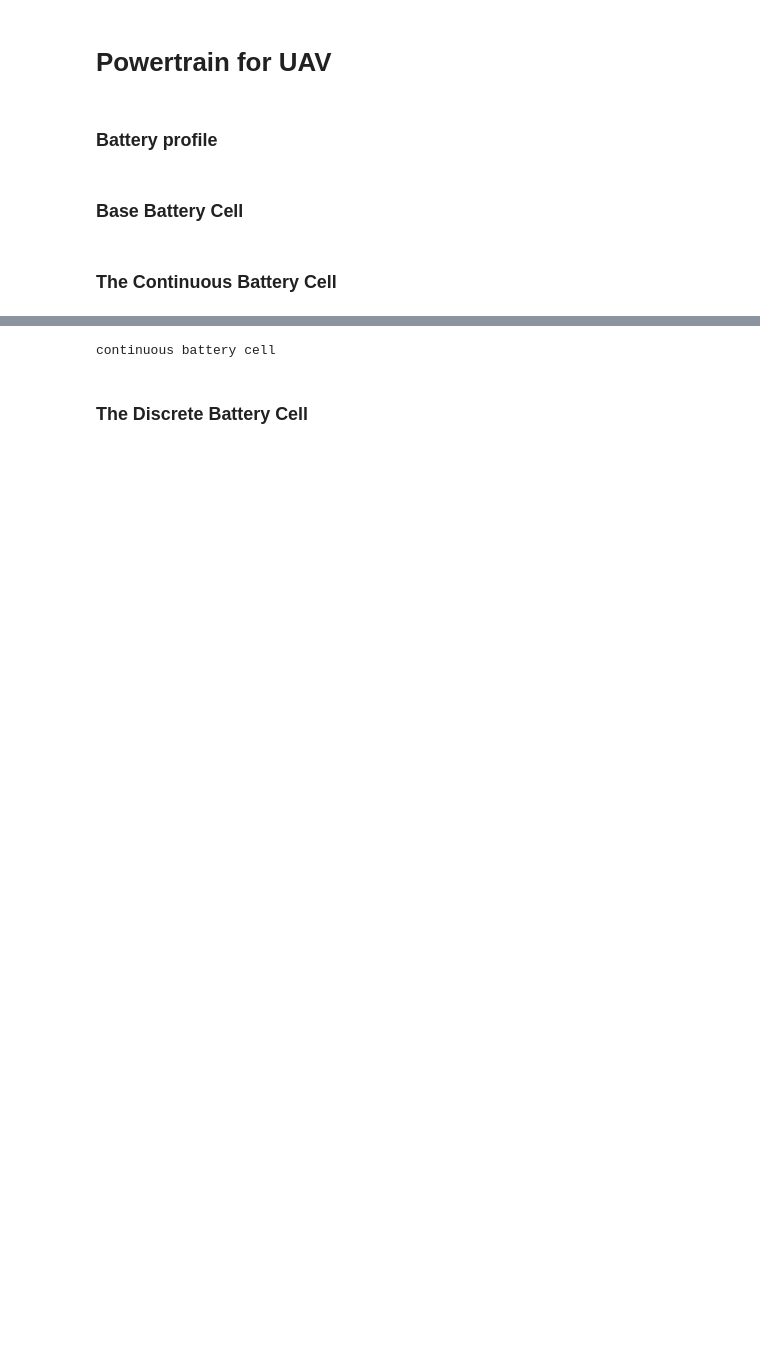
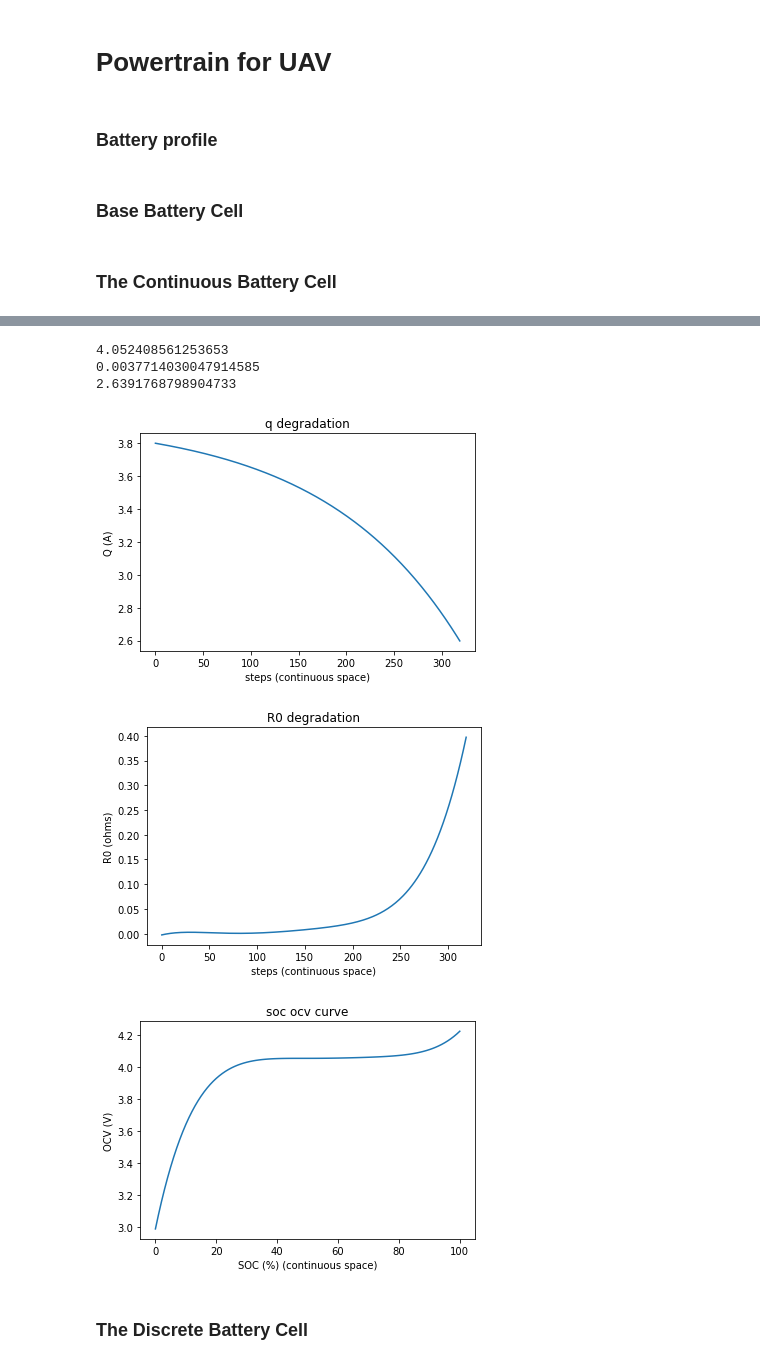
Before and after one commit to hazrmard/AirplaneFaultTolerance, a Jupyter notebook: powertrain.ipynb, the cells around one changed output, grey strips where cells are left out. Cells and saved outputs as stored; diff of their text form; code cells hidden in the pictures; blank space fills up the shorter version.

```diff
--- a/powertrain.ipynb
+++ b/powertrain.ipynb
@@ -134,17 +264,31 @@ battery_coefficients = get_battery_curves('soc_ocv.csv', 'R0_degradation.csv', '
 # %%
-cbcell = ContinuousBatteryCell(**battery_coefficients)
-# print(cbcell.get_ocv())
-# plt.plot(np.arange(0, cbcell.eol), np.polyval(cbcell.q_coef, np.arange(0, cbcell.eol)))
-# plt.title('q degradation')
-# plt.show()
-# plt.plot(np.arange(0, cbcell.eol), np.polyval(cbcell.r0_coef, np.arange(0, cbcell.eol)))
-# plt.title('R0 degradation')
-# plt.show()
-# plt.plot(np.arange(0, 101), np.polyval(cbcell.z_coef, np.arange(0, 101)))
-# plt.title('soc ocv curve')
-# plt.show()
+# shows that profile curves are continuous
+print(cbcell.get_v(z=45.32434))
+print(cbcell.get_r0(age=123.232))
+print(cbcell.get_q(age=314.54243534))
+
+plt.plot(np.arange(0, cbcell.eol), np.polyval(cbcell.q_coef, np.arange(0, cbcell.eol)))
+plt.title('q degradation')
+plt.ylabel('Q (A)')
+plt.xlabel('steps (continuous space)')
+plt.show()
+plt.plot(np.arange(0, cbcell.eol), np.polyval(cbcell.r0_coef, np.arange(0, cbcell.eol)))
+plt.title('R0 degradation')
+plt.ylabel('R0 (ohms)')
+plt.xlabel('steps (continuous space)')
+plt.show()
+plt.plot(np.arange(0, 101), np.polyval(cbcell.z_coef, np.arange(0, 101)))
+plt.title('soc ocv curve')
+plt.ylabel('OCV (V)')
+plt.xlabel('SOC (%) (continuous space)')
+plt.show()
 # %% [output]
-continuous battery cell
+4.052408561253653
+0.0037714030047914585
+2.6391768798904733
+[figure, added]
+[figure, added]
+[figure, added]
 # %% [markdown]
 ### The Discrete Battery Cell
 # %%
```
Also changed, not shown: parts of 13 cells of this notebook.
